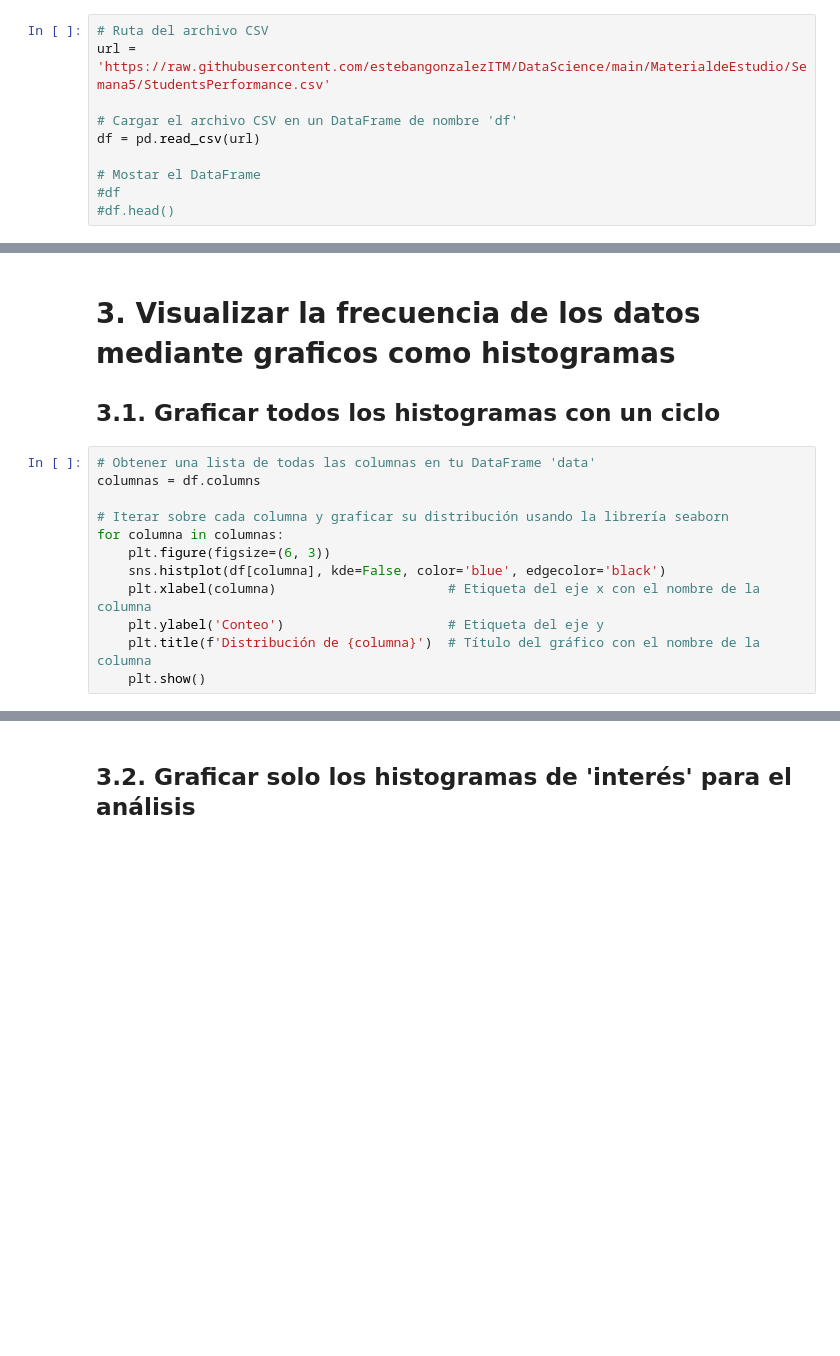
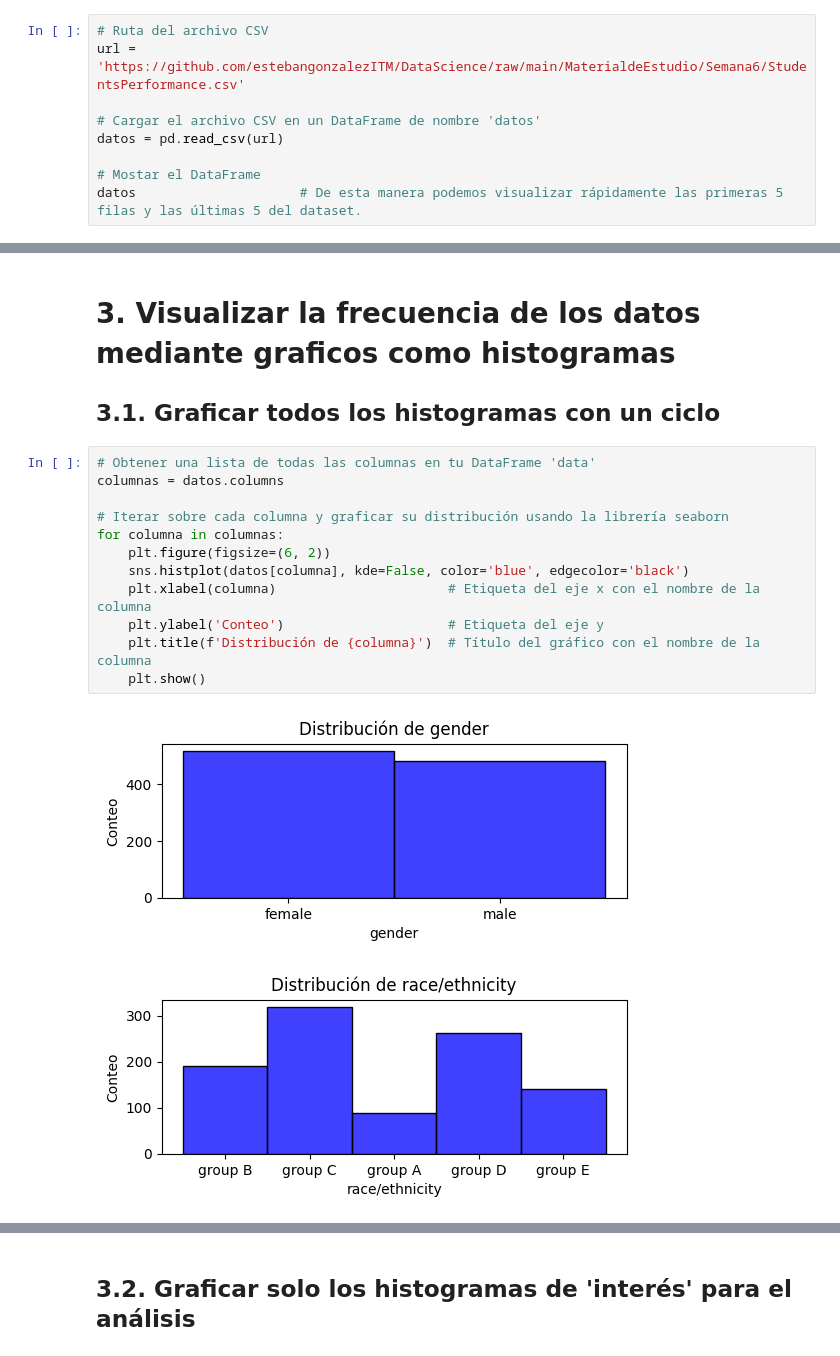
Before and after one commit to estebangonzalezITM/DataScience, a Jupyter notebook: MaterialdeEstudio/Semana6/Clase_5_MedidasEstadisticas_students.ipynb, the cells around one changed output, grey strips where cells are left out. Cells and saved outputs as stored; diff of their text form; blank space fills up the shorter version.

```diff
--- a/MaterialdeEstudio/Semana6/Clase_5_MedidasEstadisticas_students.ipynb
+++ b/MaterialdeEstudio/Semana6/Clase_5_MedidasEstadisticas_students.ipynb
@@ -16,11 +16,10 @@ import seaborn as sns
 [StudentsPerformance.csv](https://github.com/estebangonzalezITM/DataScience/blob/main/MaterialdeEstudio/Semana5/StudentsPerformance.csv)
 # %%
 # Ruta del archivo CSV
-url = 'https://raw.githubusercontent.com/estebangonzalezITM/DataScience/main/MaterialdeEstudio/Semana5/StudentsPerformance.csv'
+url = 'https://github.com/estebangonzalezITM/DataScience/raw/main/MaterialdeEstudio/Semana6/StudentsPerformance.csv'
 
-# Cargar el archivo CSV en un DataFrame de nombre 'df'
-df = pd.read_csv(url)
+# Cargar el archivo CSV en un DataFrame de nombre 'datos'
+datos = pd.read_csv(url)
 
 # Mostar el DataFrame
-#df
-#df.head()
+datos                     # De esta manera podemos visualizar rápidamente las primeras 5 filas y las últimas 5 del dataset.
@@ -56,13 +127,16 @@ df.dtypes
 ## **3.1. Graficar todos los histogramas con un ciclo**
 # %%
 # Obtener una lista de todas las columnas en tu DataFrame 'data'
-columnas = df.columns
+columnas = datos.columns
 
 # Iterar sobre cada columna y graficar su distribución usando la librería seaborn
 for columna in columnas:
-    plt.figure(figsize=(6, 3))
-    sns.histplot(df[columna], kde=False, color='blue', edgecolor='black')
+    plt.figure(figsize=(6, 2))
+    sns.histplot(datos[columna], kde=False, color='blue', edgecolor='black')
     plt.xlabel(columna)                      # Etiqueta del eje x con el nombre de la columna
     plt.ylabel('Conteo')                     # Etiqueta del eje y
     plt.title(f'Distribución de {columna}')  # Título del gráfico con el nombre de la columna
     plt.show()
+# %% [output]
+[figure, added]
+[figure, added]
```
Also changed, not shown: parts of 32 cells of this notebook.
